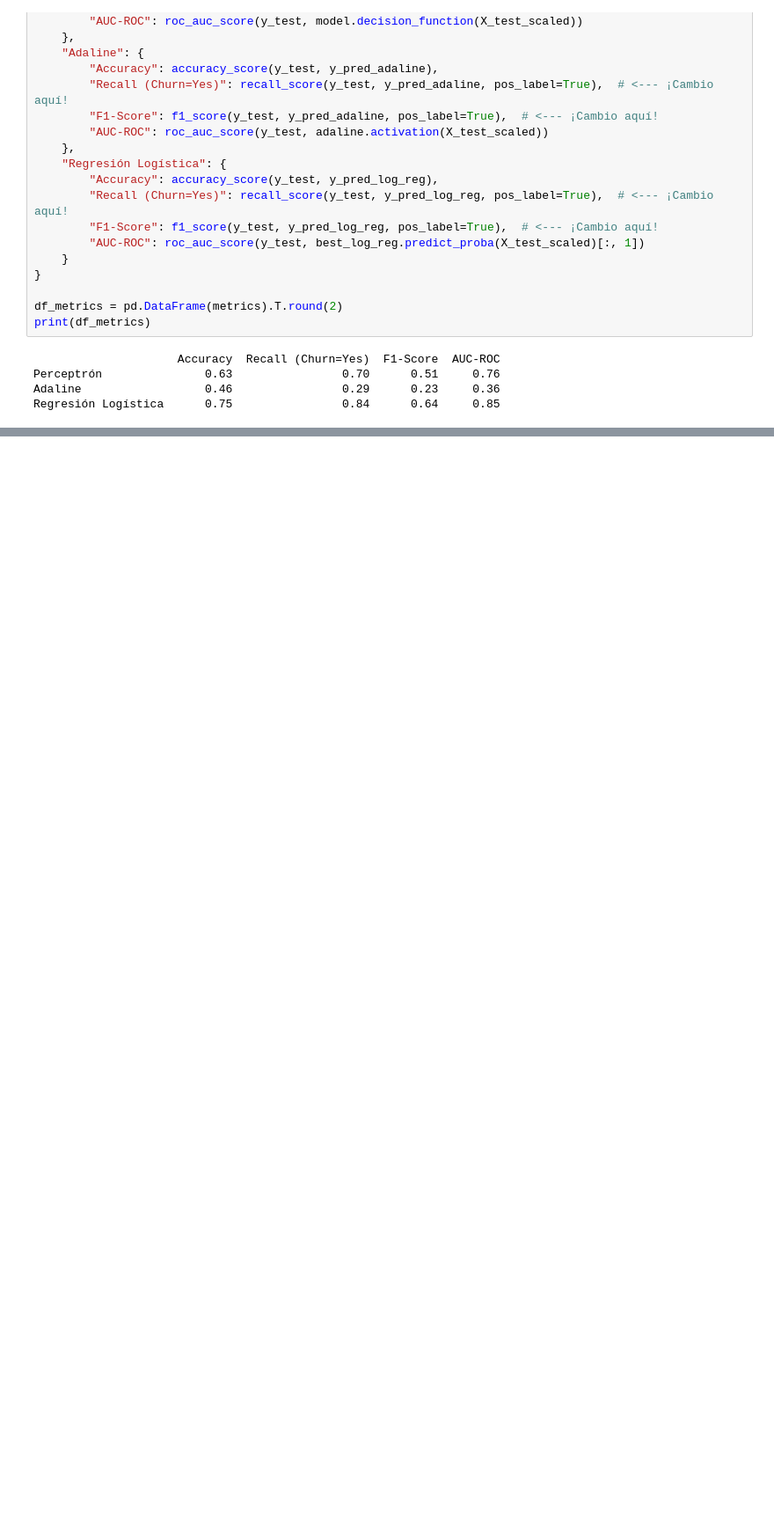
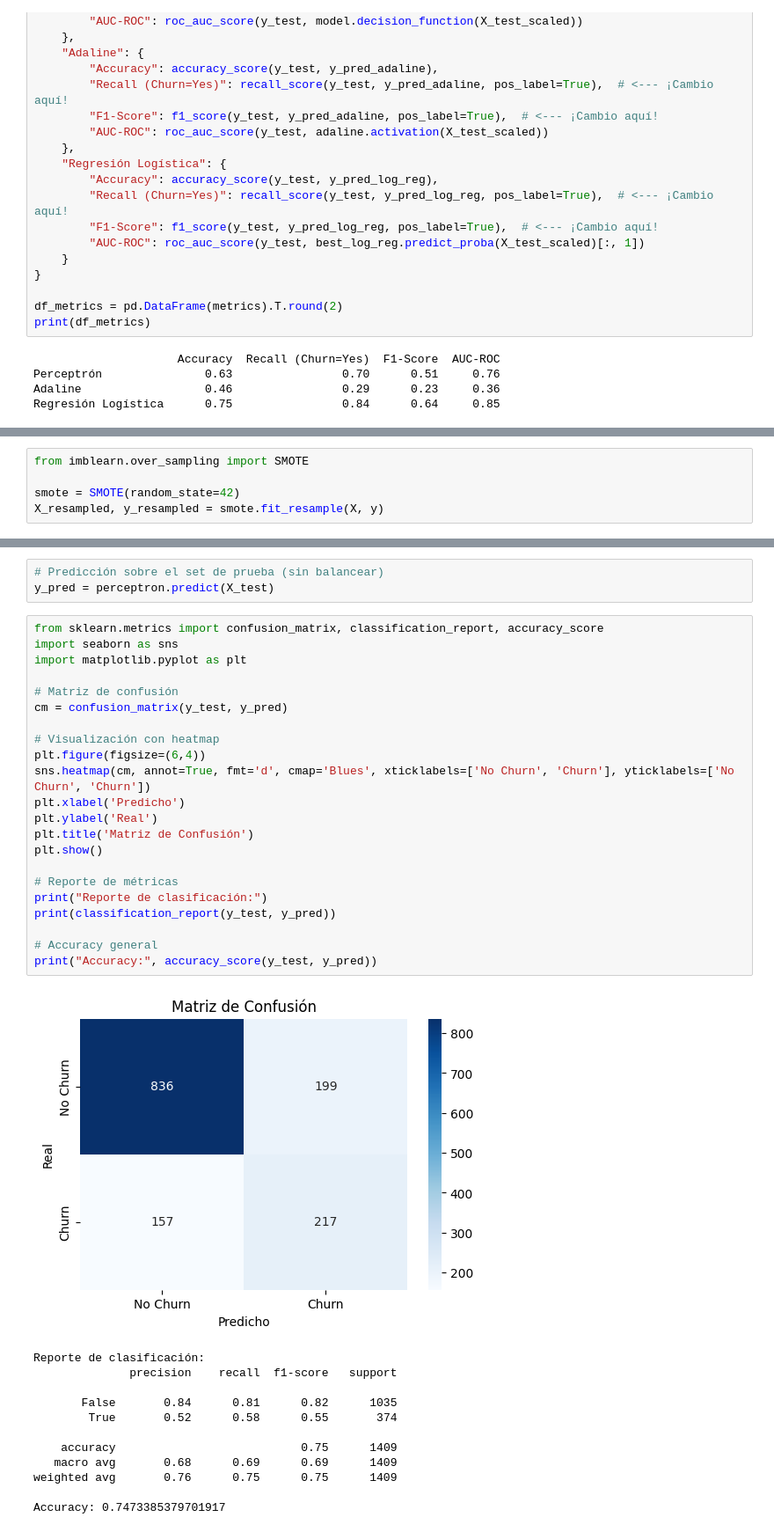
Before and after one commit to carenpg/Proyecto2-Analitica, a Jupyter notebook: prueba.ipynb, the cells around one changed output, grey strips where cells are left out. Shown at 88% size. Cells and saved outputs as stored; diff of their text form; blank space fills up the shorter version.

```diff
--- a/prueba.ipynb
+++ b/prueba.ipynb
@@ -931,0 +934,5 @@ Regresión Logística      0.75                0.84      0.64     0.85
+# %%
+from imblearn.over_sampling import SMOTE
+
+smote = SMOTE(random_state=42)
+X_resampled, y_resampled = smote.fit_resample(X, y)
@@ -931,0 +986,38 @@ Regresión Logística      0.75                0.84      0.64     0.85
+# %%
+# Predicción sobre el set de prueba (sin balancear)
+y_pred = perceptron.predict(X_test)
+# %%
+from sklearn.metrics import confusion_matrix, classification_report, accuracy_score
+import seaborn as sns
+import matplotlib.pyplot as plt
+
+# Matriz de confusión
+cm = confusion_matrix(y_test, y_pred)
+
+# Visualización con heatmap
+plt.figure(figsize=(6,4))
+sns.heatmap(cm, annot=True, fmt='d', cmap='Blues', xticklabels=['No Churn', 'Churn'], yticklabels=['No Churn', 'Churn'])
+plt.xlabel('Predicho')
+plt.ylabel('Real')
+plt.title('Matriz de Confusión')
+plt.show()
+
+# Reporte de métricas
+print("Reporte de clasificación:")
+print(classification_report(y_test, y_pred))
+
+# Accuracy general
+print("Accuracy:", accuracy_score(y_test, y_pred))
+# %% [output]
+[figure, added]
+Reporte de clasificación:
+              precision    recall  f1-score   support
+
+       False       0.84      0.81      0.82      1035
+        True       0.52      0.58      0.55       374
+
+    accuracy                           0.75      1409
+   macro avg       0.68      0.69      0.69      1409
+weighted avg       0.76      0.75      0.75      1409
+
+Accuracy: 0.7473385379701917
```
Also changed, not shown: parts of 22 cells of this notebook.
